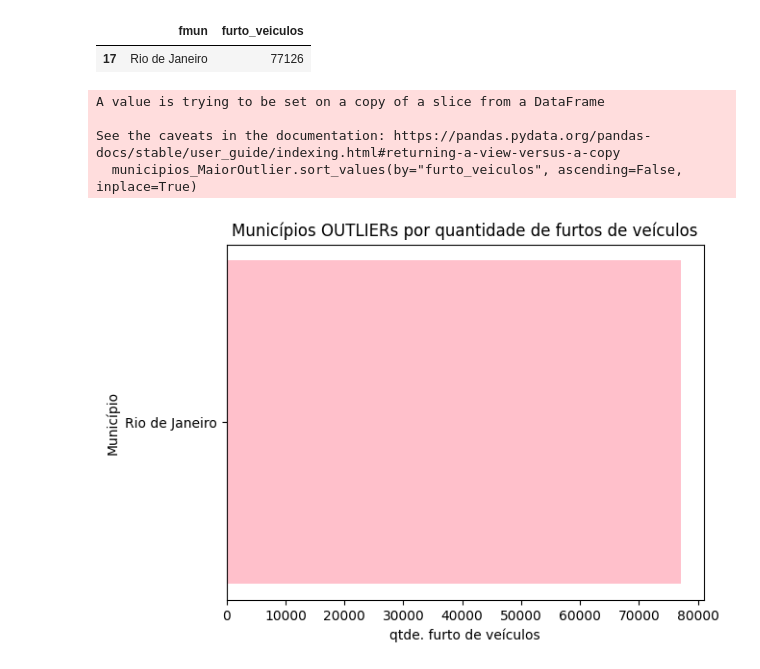
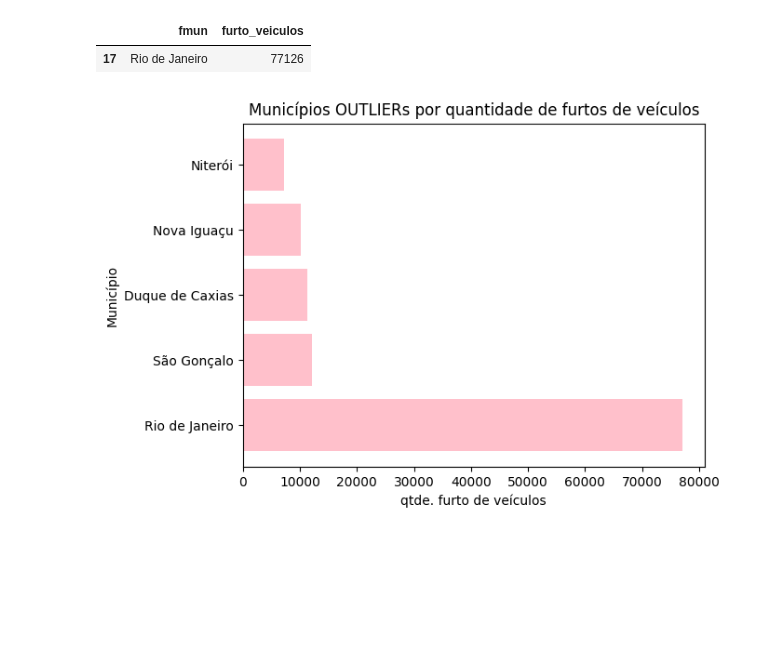
Before and after one commit to pjunior77/Repo_Senac_BigData, a Jupyter notebook: Aula14_AtividadePraticaMunicipio.ipynb, the cells around one changed output. Drawn from its saved outputs; the diff is of its cells as text; code cells hidden in the pictures; blank space fills up the shorter version.

```diff
--- a/Aula14_AtividadePraticaMunicipio.ipynb
+++ b/Aula14_AtividadePraticaMunicipio.ipynb
@@ -126,24 +126,19 @@ municipios_MaiorOutlier.sort_values(by="furto_veiculos")
 #Os municípios acima estão acima do limite superior e são considerados OUTLIERS em relação a furto de veículos
 ##############################################################################################################
 # %%
-#Ordeno pelo valor de venda antes de exibir no gráfico
-
-#municipios_MaiorOutlier = municipios_MaiorOutlier.sort_values(by="furto_veiculos", ascending=False)
-municipios_MaiorOutlier.sort_values(by="furto_veiculos", ascending=False, inplace=True)
+#Ordeno pelo valor de venda antes de exibir no gráfico (Como só tinha 1 outlier, gero o gráfico com os 5 maiores)
+dfBDFurtoVeiculos.sort_values(by="furto_veiculos", ascending=False, inplace=True)
+dfBDFurtoVeiculosGrafico = dfBDFurtoVeiculos.head(5)
 
 #OBS: Passo a coluna furto_veiculos para STRING para não aparecer no gráfco valores intermediários
 #municipios_MaiorOutlier['furto_veiculos'] = municipios_MaiorOutlier['furto_veiculos'].astype(str)
 
 #Gero o gráfico
-plt.barh(municipios_MaiorOutlier['fmun'], municipios_MaiorOutlier['furto_veiculos'], color='pink')
+plt.barh(dfBDFurtoVeiculosGrafico['fmun'], dfBDFurtoVeiculosGrafico['furto_veiculos'], color='pink')
 plt.title('Municípios OUTLIERs por quantidade de furtos de veículos')
 plt.xlabel('qtde. furto de veículos')
 plt.ylabel('Município')
 plt.grid(False)
 plt.show()
 # %% [output]
-A value is trying to be set on a copy of a slice from a DataFrame
-
-See the caveats in the documentation: https://pandas.pydata.org/pandas-docs/stable/user_guide/indexing.html#returning-a-view-versus-a-copy
-  municipios_MaiorOutlier.sort_values(by="furto_veiculos", ascending=False, inplace=True)
-[figure, old version]
+[figure, new version]
```
Also changed, not shown: 4 other files.
